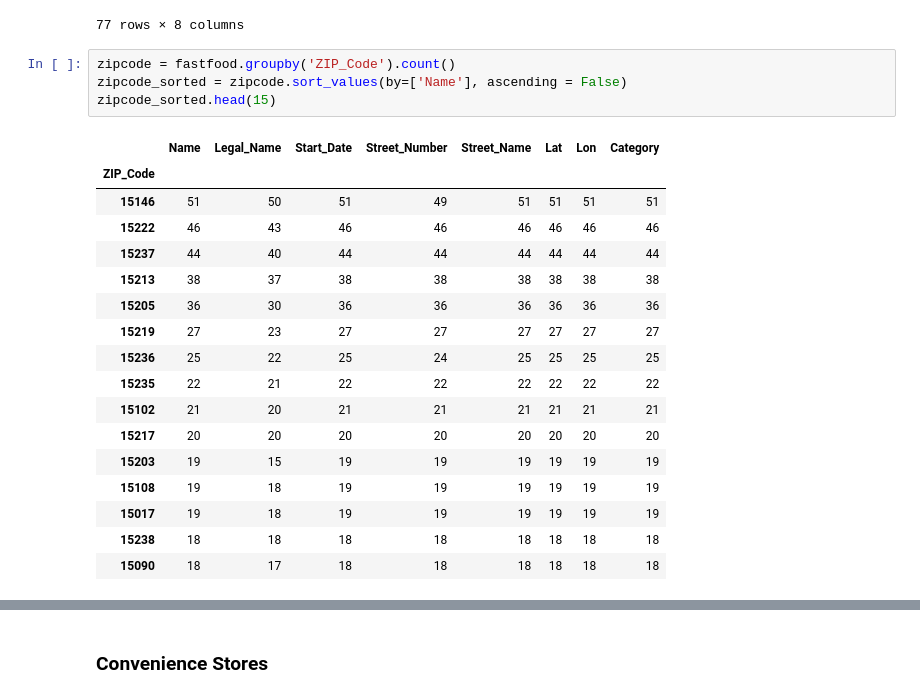
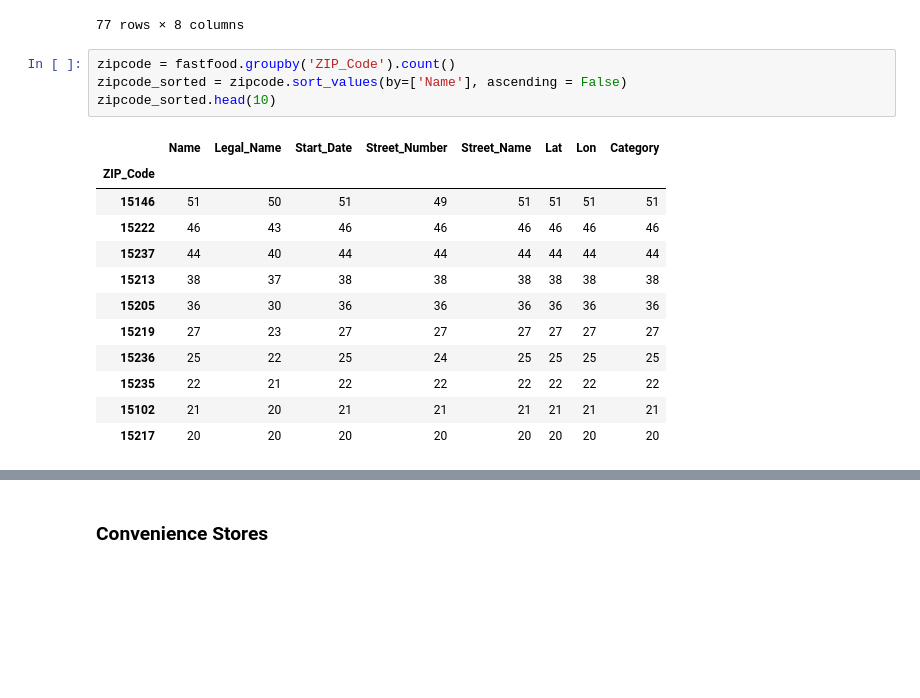
Before and after one commit to jasonkuehnle/Final-Project-Group-49, a Jupyter notebook: final_notebook.ipynb, the cells around one changed output, grey strips where cells are left out. Cells and saved outputs as stored; diff of their text form; blank space fills up the shorter version.

```diff
--- a/final_notebook.ipynb
+++ b/final_notebook.ipynb
@@ -56,22 +64,17 @@ zipcode.sort_values(by=['Name'], ascending = False)
 # %%
 zipcode = fastfood.groupby('ZIP_Code').count()
 zipcode_sorted = zipcode.sort_values(by=['Name'], ascending = False)
-zipcode_sorted.head(15)
+zipcode_sorted.head(10)
 # %% [output]
 |  | Name | Legal_Name | Start_Date | Street_Number | Street_Name | Lat | Lon | Category |
 | ZIP_Code |  |  |  |  |  |  |  |  |
 | 15146 | 51 | 50 | 51 | 49 | 51 | 51 | 51 | 51 |
 | 15222 | 46 | 43 | 46 | 46 | 46 | 46 | 46 | 46 |
 | 15237 | 44 | 40 | 44 | 44 | 44 | 44 | 44 | 44 |
 | 15213 | 38 | 37 | 38 | 38 | 38 | 38 | 38 | 38 |
 | 15205 | 36 | 30 | 36 | 36 | 36 | 36 | 36 | 36 |
 | 15219 | 27 | 23 | 27 | 27 | 27 | 27 | 27 | 27 |
 | 15236 | 25 | 22 | 25 | 24 | 25 | 25 | 25 | 25 |
 | 15235 | 22 | 21 | 22 | 22 | 22 | 22 | 22 | 22 |
 | 15102 | 21 | 20 | 21 | 21 | 21 | 21 | 21 | 21 |
 | 15217 | 20 | 20 | 20 | 20 | 20 | 20 | 20 | 20 |
-| 15203 | 19 | 15 | 19 | 19 | 19 | 19 | 19 | 19 |
-| 15108 | 19 | 18 | 19 | 19 | 19 | 19 | 19 | 19 |
-| 15017 | 19 | 18 | 19 | 19 | 19 | 19 | 19 | 19 |
-| 15238 | 18 | 18 | 18 | 18 | 18 | 18 | 18 | 18 |
-| 15090 | 18 | 17 | 18 | 18 | 18 | 18 | 18 | 18 |
```
Also changed, not shown: parts of 10 cells of this notebook.
